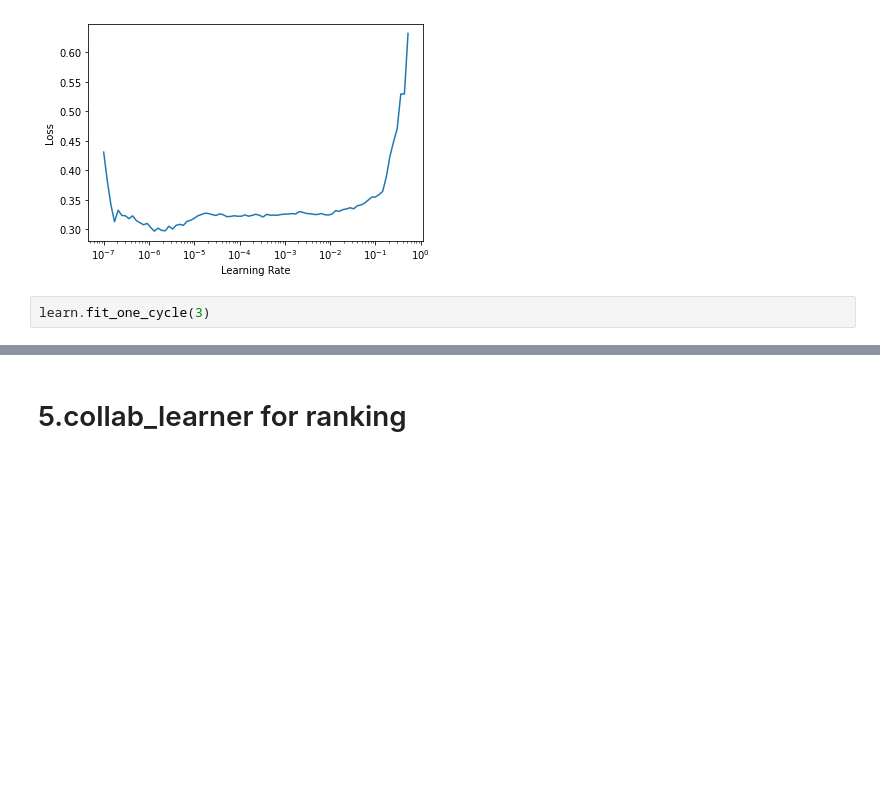
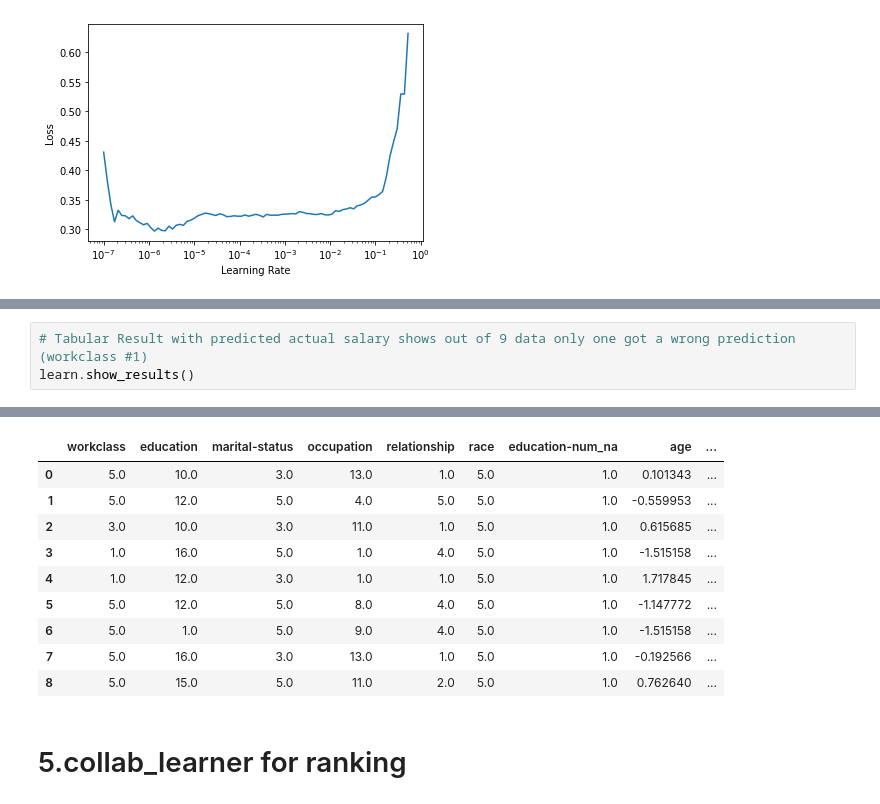
Before and after one commit to s-c-soma/Deeplearning-CMPE-258, a Jupyter notebook: Assignment_1/Assignment_1_ Part_1/Assignment1_part1_fastai.ipynb, the cells around one changed output, grey strips where cells are left out. Saved outputs shown, nothing was run; the diff lists cells and outputs as text; blank space fills up the shorter version.

```diff
--- a/Assignment_1/Assignment_1_ Part_1/Assignment1_part1_fastai.ipynb
+++ b/Assignment_1/Assignment_1_ Part_1/Assignment1_part1_fastai.ipynb
@@ -212,5 +217,3 @@ learn.lr_find()
 [interactive output not drawn]
 SuggestedLRs(lr_min=1.318256749982538e-07, lr_steep=9.12010818865383e-07)
 [figure]
-# %%
-learn.fit_one_cycle(3)
@@ -238,0 +231,4 @@ learn.predict(df.iloc[0]) # returns row, class, probability
+# %%
+# Tabular Result with predicted actual salary shows out of 9 data only one got a wrong prediction (workclass #1)
+learn.show_results()
+# %% [output]
@@ -239,3 +236,13 @@ learn.predict(df.iloc[0]) # returns row, class, probability
+|  | workclass | education | marital-status | occupation | relationship | race | education-num_na | age | ... |
+| 0 | 5.0 | 10.0 | 3.0 | 13.0 | 1.0 | 5.0 | 1.0 | 0.101343 | ... |
+| 1 | 5.0 | 12.0 | 5.0 | 4.0 | 5.0 | 5.0 | 1.0 | -0.559953 | ... |
+| 2 | 3.0 | 10.0 | 3.0 | 11.0 | 1.0 | 5.0 | 1.0 | 0.615685 | ... |
+| 3 | 1.0 | 16.0 | 5.0 | 1.0 | 4.0 | 5.0 | 1.0 | -1.515158 | ... |
+| 4 | 1.0 | 12.0 | 3.0 | 1.0 | 1.0 | 5.0 | 1.0 | 1.717845 | ... |
+| 5 | 5.0 | 12.0 | 5.0 | 8.0 | 4.0 | 5.0 | 1.0 | -1.147772 | ... |
+| 6 | 5.0 | 1.0 | 5.0 | 9.0 | 4.0 | 5.0 | 1.0 | -1.515158 | ... |
+| 7 | 5.0 | 16.0 | 3.0 | 13.0 | 1.0 | 5.0 | 1.0 | -0.192566 | ... |
+| 8 | 5.0 | 15.0 | 5.0 | 11.0 | 2.0 | 5.0 | 1.0 | 0.762640 | ... |
 # %% [markdown]
 # 5.collab_learner for ranking
 # %% [markdown]
```
Also changed, not shown: parts of 13 cells of this notebook.
